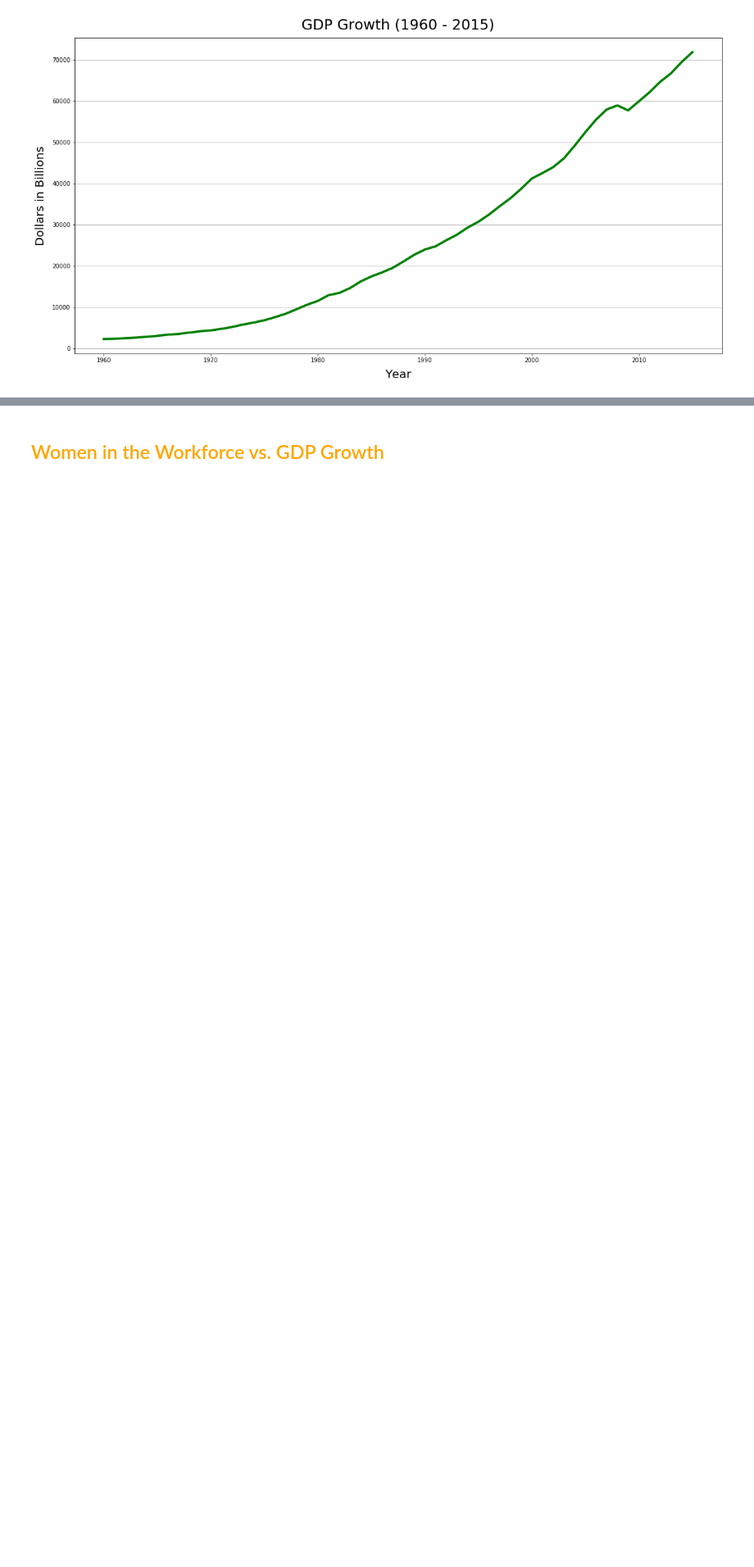
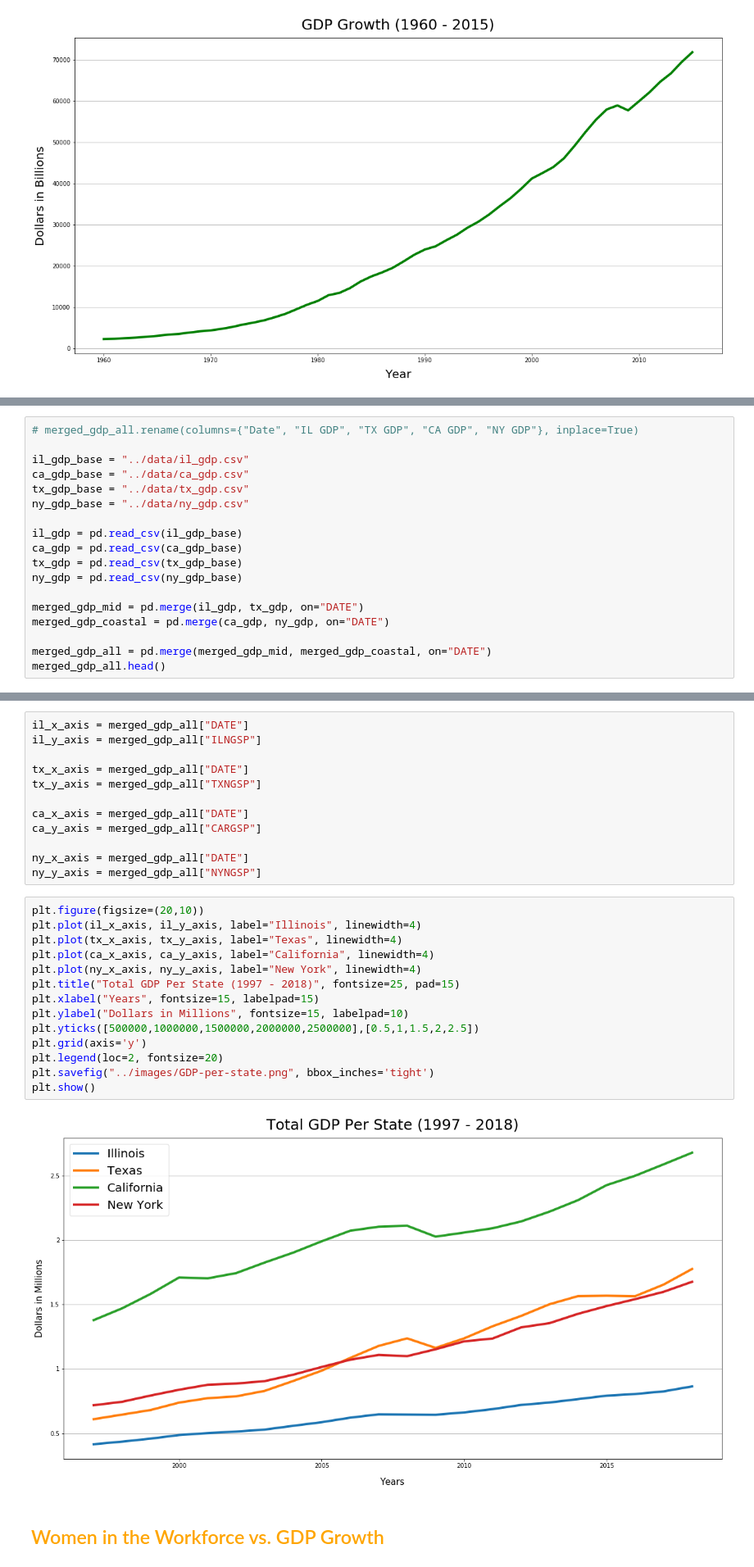
Before and after one commit to kathleeng77/Open-Source-Project-1, a Jupyter notebook: analysis/women-in-workforce-analysis.ipynb, the cells around one changed output, grey strips where cells are left out. Shown at 82% size. Cells and saved outputs as stored; diff of their text form; blank space fills up the shorter version.

Commit message:
added Tamara's GDP-per-state analysis

```diff
--- a/analysis/women-in-workforce-analysis.ipynb
+++ b/analysis/women-in-workforce-analysis.ipynb
@@ -129,0 +132,18 @@ plt.show()
+# %%
+# merged_gdp_all.rename(columns={"Date", "IL GDP", "TX GDP", "CA GDP", "NY GDP"}, inplace=True)
+
+il_gdp_base = "../data/il_gdp.csv"
+ca_gdp_base = "../data/ca_gdp.csv"
+tx_gdp_base = "../data/tx_gdp.csv"
+ny_gdp_base = "../data/ny_gdp.csv"
+
+il_gdp = pd.read_csv(il_gdp_base)
+ca_gdp = pd.read_csv(ca_gdp_base)
+tx_gdp = pd.read_csv(tx_gdp_base)
+ny_gdp = pd.read_csv(ny_gdp_base)
+
+merged_gdp_mid = pd.merge(il_gdp, tx_gdp, on="DATE")
+merged_gdp_coastal = pd.merge(ca_gdp, ny_gdp, on="DATE")
+
+merged_gdp_all = pd.merge(merged_gdp_mid, merged_gdp_coastal, on="DATE")
+merged_gdp_all.head()
@@ -130,3 +157,31 @@ plt.show()
+# %%
+il_x_axis = merged_gdp_all["DATE"]
+il_y_axis = merged_gdp_all["ILNGSP"]
+
+tx_x_axis = merged_gdp_all["DATE"]
+tx_y_axis = merged_gdp_all["TXNGSP"]
+
+ca_x_axis = merged_gdp_all["DATE"]
+ca_y_axis = merged_gdp_all["CARGSP"]
+
+ny_x_axis = merged_gdp_all["DATE"]
+ny_y_axis = merged_gdp_all["NYNGSP"]
+# %%
+plt.figure(figsize=(20,10))
+plt.plot(il_x_axis, il_y_axis, label="Illinois", linewidth=4)
+plt.plot(tx_x_axis, tx_y_axis, label="Texas", linewidth=4)
+plt.plot(ca_x_axis, ca_y_axis, label="California", linewidth=4)
+plt.plot(ny_x_axis, ny_y_axis, label="New York", linewidth=4)
+plt.title("Total GDP Per State (1997 - 2018)", fontsize=25, pad=15)
+plt.xlabel("Years", fontsize=15, labelpad=15)
+plt.ylabel("Dollars in Millions", fontsize=15, labelpad=10)
+plt.yticks([500000,1000000,1500000,2000000,2500000],[0.5,1,1.5,2,2.5])
+plt.grid(axis='y')
+plt.legend(loc=2, fontsize=20)
+plt.savefig("../images/GDP-per-state.png", bbox_inches='tight')
+plt.show()
+# %% [output]
+[figure, added]
 # %% [markdown]
 ## <font color=orange>Women in the Workforce vs. GDP Growth</font>
 # %%
```
Also changed, not shown: parts of 5 cells of this notebook, 3 other files.
